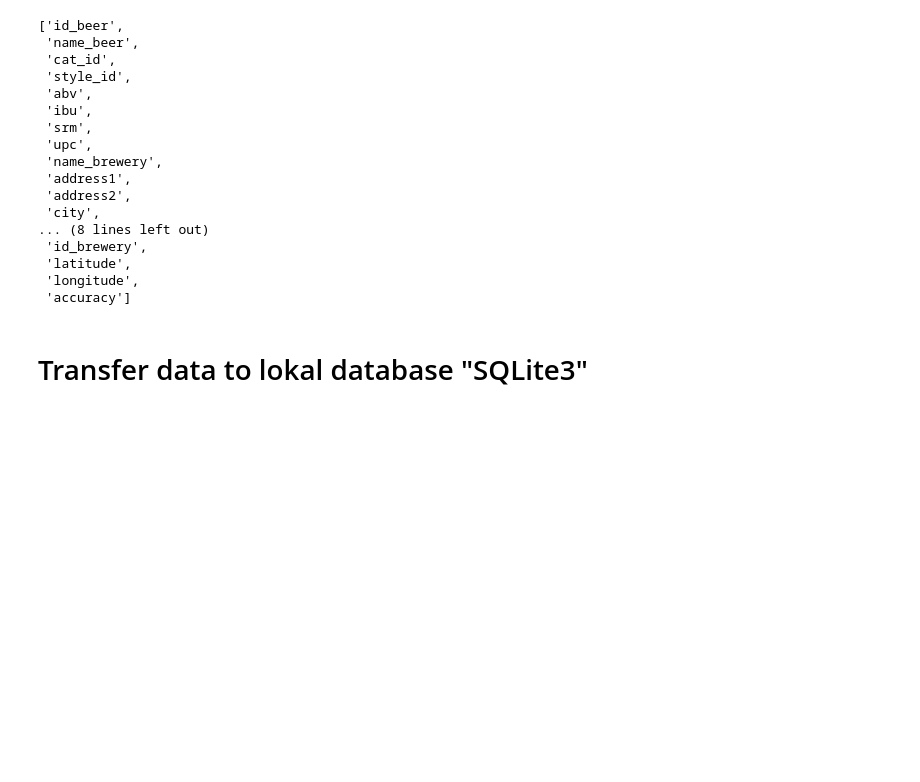
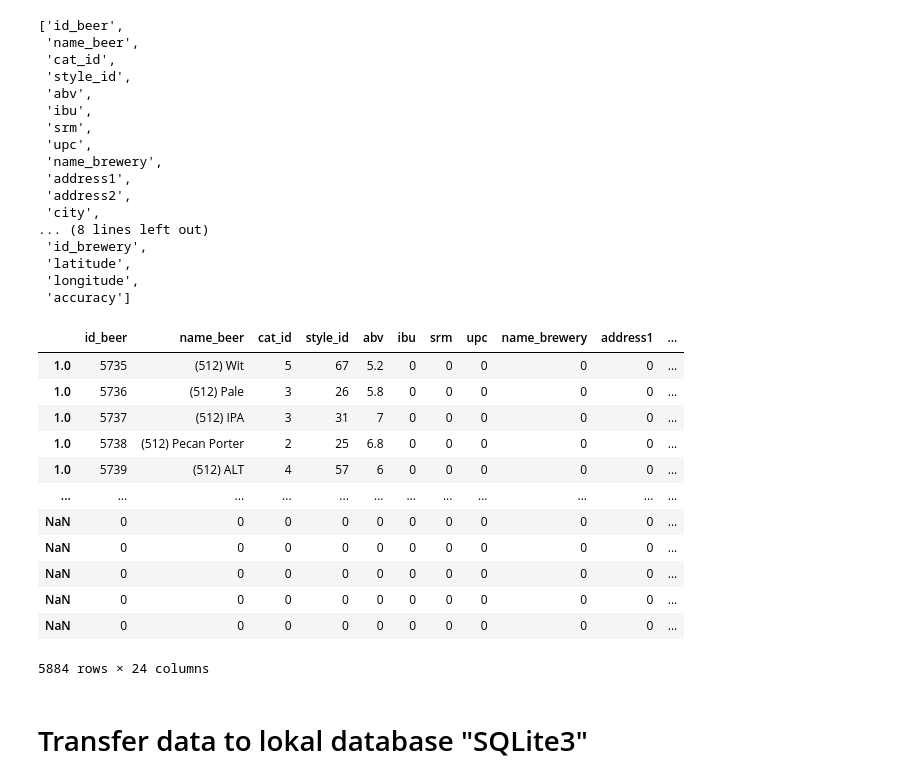
Before and after one commit to lisaweinzierl/Streamingprocessing_Python_Kafka, a Jupyter notebook: Excersise_OpenBeer.ipynb, the cells around one changed output. Drawn from its saved outputs; the diff is of its cells as text; code cells hidden in the pictures; blank space fills up the shorter version.

```diff
--- a/Excersise_OpenBeer.ipynb
+++ b/Excersise_OpenBeer.ipynb
@@ -403,3 +399,19 @@ list(join_all.columns.values)
  'latitude',
  'longitude',
  'accuracy']
+# %%
+join_all.fillna(str(0))
+# %% [output]
+|  | id_beer | name_beer | cat_id | style_id | abv | ibu | srm | upc | name_brewery | address1 | ... |
+| 1.0 | 5735 | (512) Wit | 5 | 67 | 5.2 | 0 | 0 | 0 | 0 | 0 | ... |
+| 1.0 | 5736 | (512) Pale | 3 | 26 | 5.8 | 0 | 0 | 0 | 0 | 0 | ... |
+| 1.0 | 5737 | (512) IPA | 3 | 31 | 7 | 0 | 0 | 0 | 0 | 0 | ... |
+| 1.0 | 5738 | (512) Pecan Porter | 2 | 25 | 6.8 | 0 | 0 | 0 | 0 | 0 | ... |
+| 1.0 | 5739 | (512) ALT | 4 | 57 | 6 | 0 | 0 | 0 | 0 | 0 | ... |
+| ... | ... | ... | ... | ... | ... | ... | ... | ... | ... | ... | ... |
+| NaN | 0 | 0 | 0 | 0 | 0 | 0 | 0 | 0 | 0 | 0 | ... |
+| NaN | 0 | 0 | 0 | 0 | 0 | 0 | 0 | 0 | 0 | 0 | ... |
+| NaN | 0 | 0 | 0 | 0 | 0 | 0 | 0 | 0 | 0 | 0 | ... |
+| NaN | 0 | 0 | 0 | 0 | 0 | 0 | 0 | 0 | 0 | 0 | ... |
+| NaN | 0 | 0 | 0 | 0 | 0 | 0 | 0 | 0 | 0 | 0 | ... |
+5884 rows × 24 columns
```
Also changed, not shown: parts of 18 cells of this notebook.
